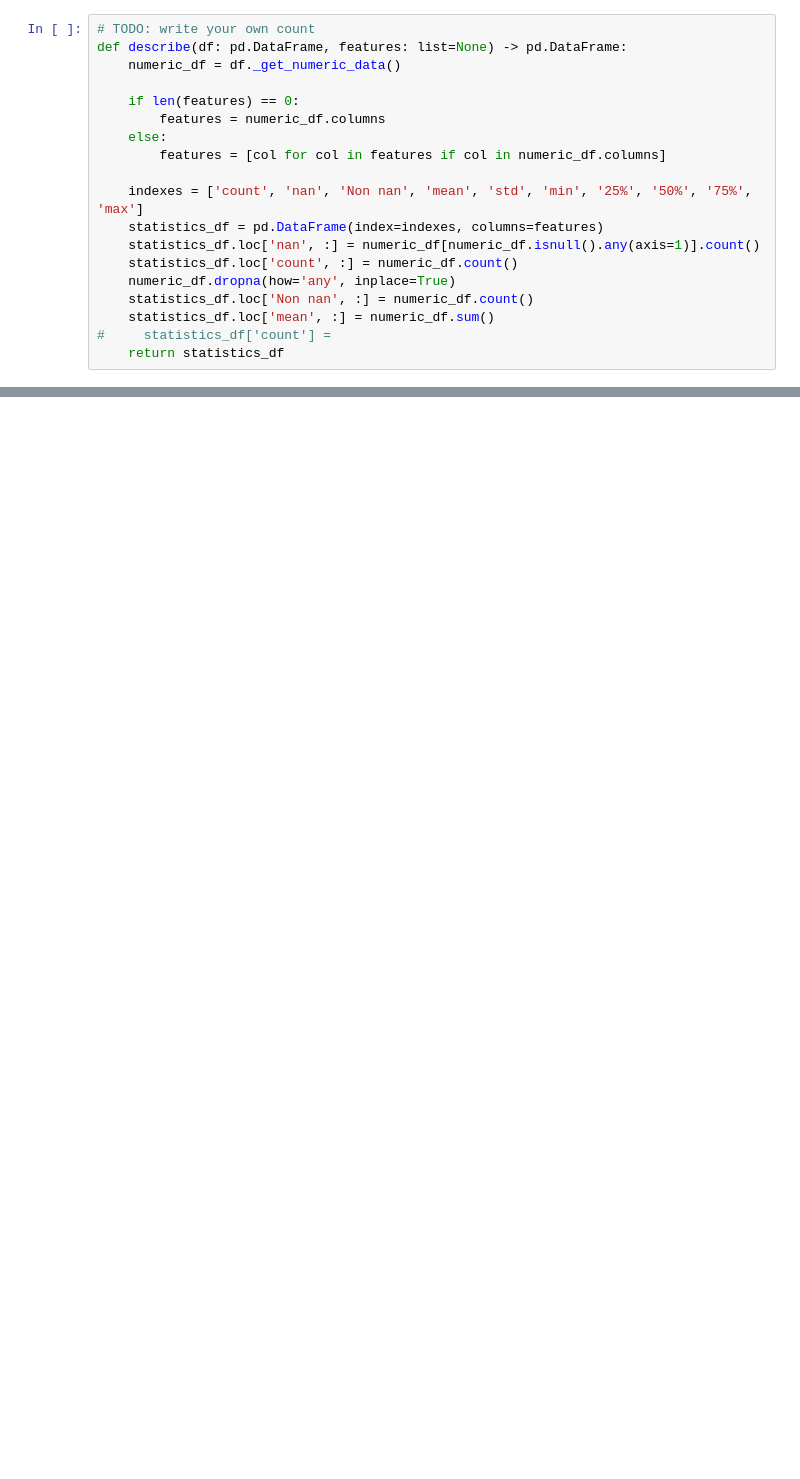
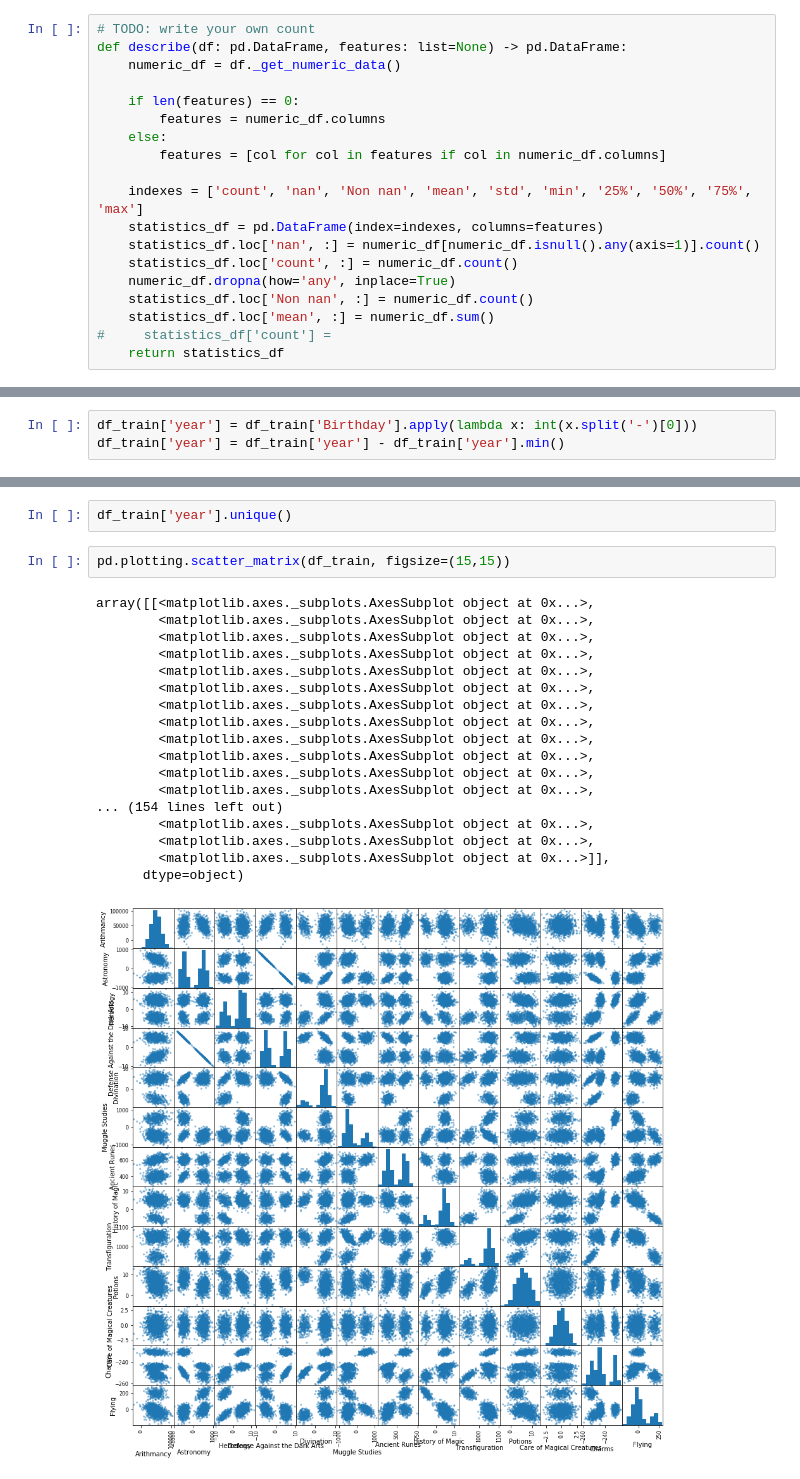
Before and after one commit to VoronaMV/dslr, a Jupyter notebook: data_analysis.ipynb, the cells around one changed output, grey strips where cells are left out. Cells and saved outputs as stored; diff of their text form; blank space fills up the shorter version.

Commit message:
some experiments with plots

```diff
--- a/data_analysis.ipynb
+++ b/data_analysis.ipynb
@@ -204,0 +200,3 @@ dtype: float64
+# %%
+df_train['year'] = df_train['Birthday'].apply(lambda x: int(x.split('-')[0]))
+df_train['year'] = df_train['year'] - df_train['year'].min()
@@ -204,0 +217,23 @@ dtype: float64
+# %%
+df_train['year'].unique()
+# %%
+pd.plotting.scatter_matrix(df_train, figsize=(15,15))
+# %% [output]
+array([[<matplotlib.axes._subplots.AxesSubplot object at 0x...>,
+        <matplotlib.axes._subplots.AxesSubplot object at 0x...>,
+        <matplotlib.axes._subplots.AxesSubplot object at 0x...>,
+        <matplotlib.axes._subplots.AxesSubplot object at 0x...>,
+        <matplotlib.axes._subplots.AxesSubplot object at 0x...>,
+        <matplotlib.axes._subplots.AxesSubplot object at 0x...>,
+        <matplotlib.axes._subplots.AxesSubplot object at 0x...>,
+        <matplotlib.axes._subplots.AxesSubplot object at 0x...>,
+        <matplotlib.axes._subplots.AxesSubplot object at 0x...>,
+        <matplotlib.axes._subplots.AxesSubplot object at 0x...>,
+        <matplotlib.axes._subplots.AxesSubplot object at 0x...>,
+        <matplotlib.axes._subplots.AxesSubplot object at 0x...>,
+... (154 lines left out)
+        <matplotlib.axes._subplots.AxesSubplot object at 0x...>,
+        <matplotlib.axes._subplots.AxesSubplot object at 0x...>,
+        <matplotlib.axes._subplots.AxesSubplot object at 0x...>]],
+      dtype=object)
+[figure, added]
```
Also changed, not shown: parts of 6 cells of this notebook.
